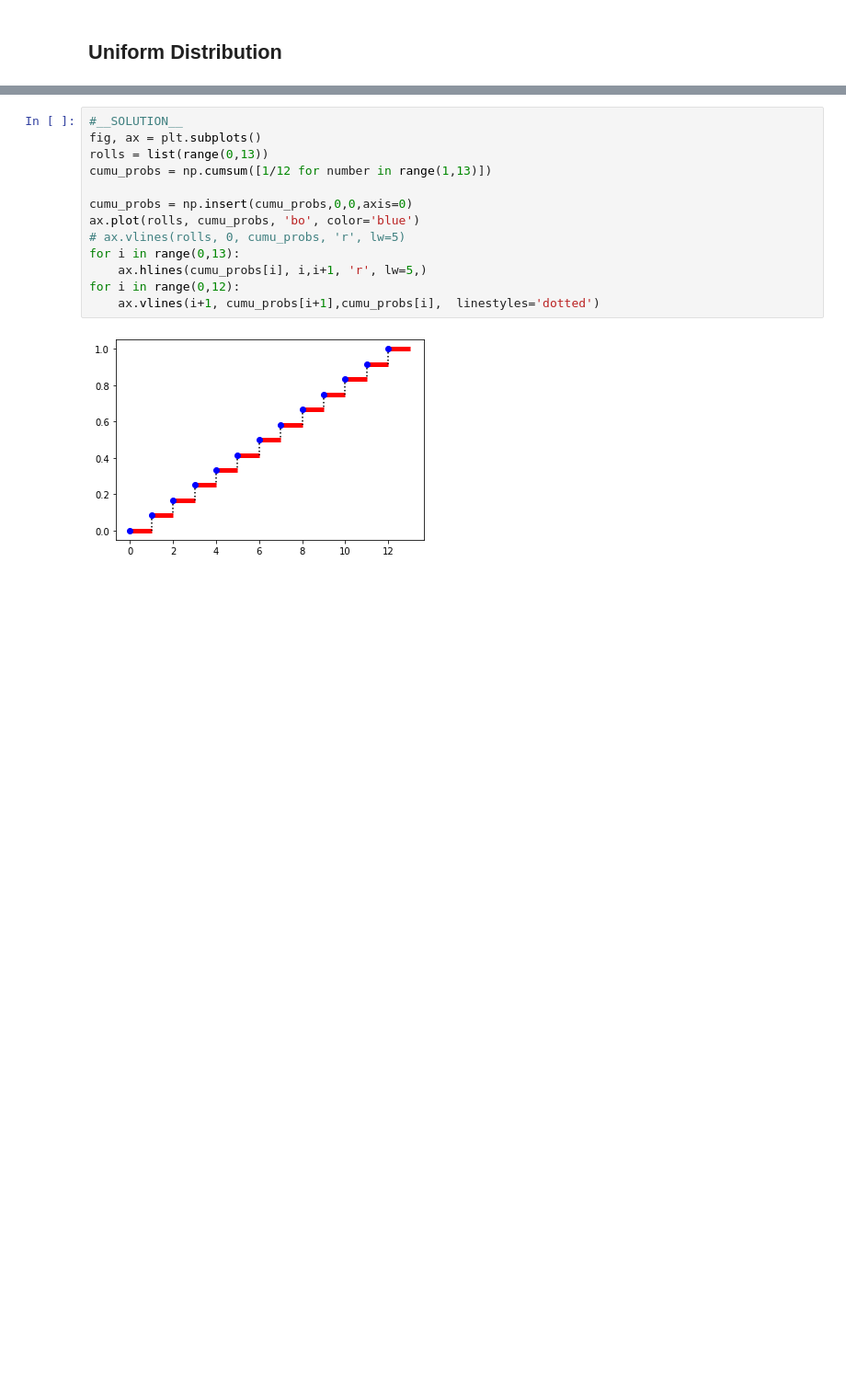
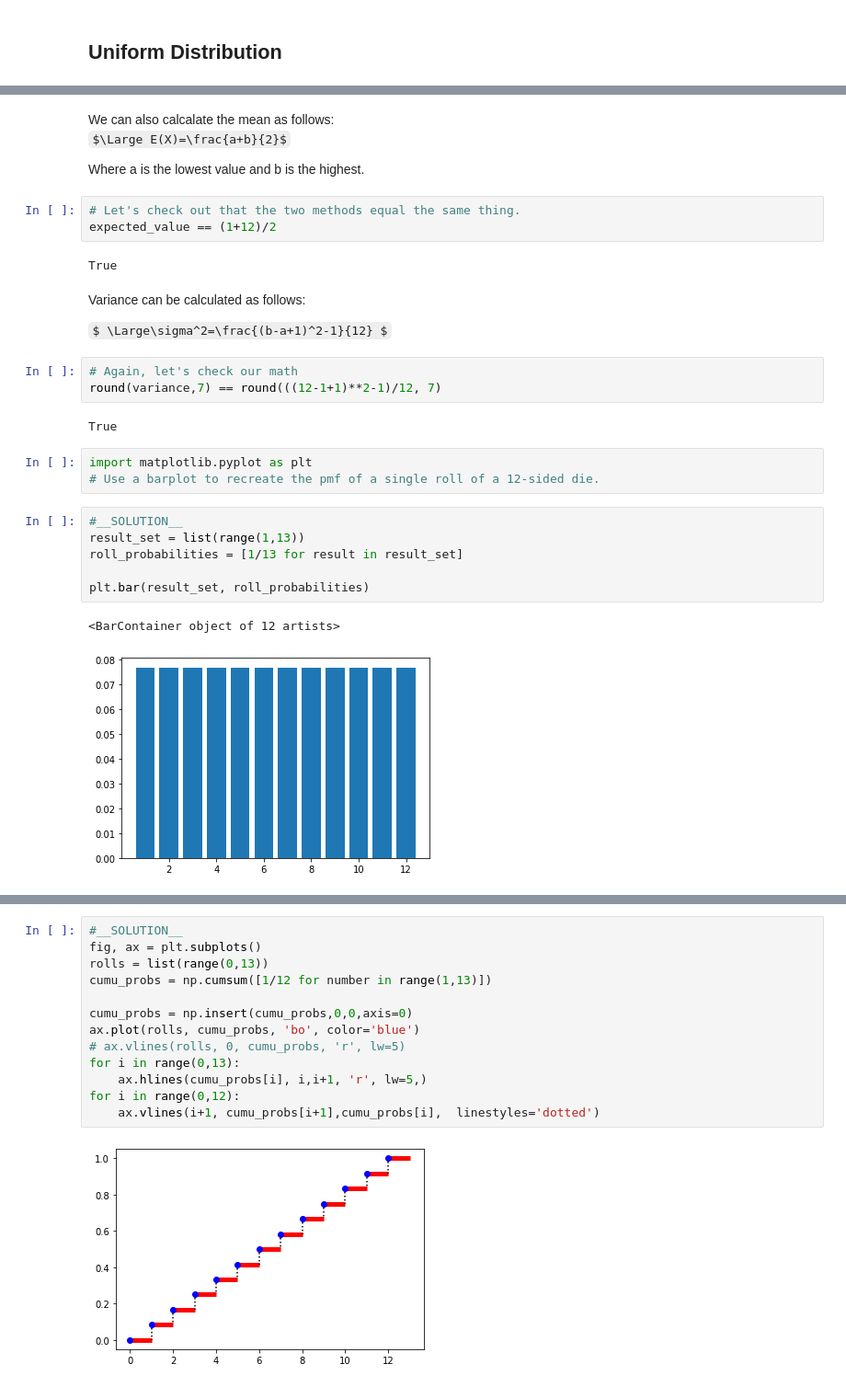
Before and after one commit to lecritch/distributions_seattle-chicago-ds, a Jupyter notebook: index.ipynb, the cells around one changed output, grey strips where cells are left out. Shown at 92% size. Saved outputs shown, nothing was run; the diff lists cells and outputs as text; some formulas as TeX source; blank space fills up the shorter version.

```diff
--- a/index.ipynb
+++ b/index.ipynb
@@ -164,0 +237,31 @@ plt.tight_layout();
+# %% [markdown]
+We can also calcalate the mean as follows:
+$\Large E(X)=\frac{a+b}{2}$
+
+Where a is the lowest value and b is the highest.
+# %%
+# Let's check out that the two methods equal the same thing.
+expected_value == (1+12)/2
+# %% [output]
+True
+# %% [markdown]
+Variance can be calculated as follows:
+
+$ \Large\sigma^2=\frac{(b-a+1)^2-1}{12} $
+# %%
+# Again, let's check our math
+round(variance,7) == round(((12-1+1)**2-1)/12, 7)
+# %% [output]
+True
+# %%
+import matplotlib.pyplot as plt
+# Use a barplot to recreate the pmf of a single roll of a 12-sided die.
+# %%
+#__SOLUTION__
+result_set = list(range(1,13))
+roll_probabilities = [1/13 for result in result_set]
+
+plt.bar(result_set, roll_probabilities)
+# %% [output]
+<BarContainer object of 12 artists>
+[figure, added]
```
Also changed, not shown: parts of 130 cells of this notebook, 48 other files.
